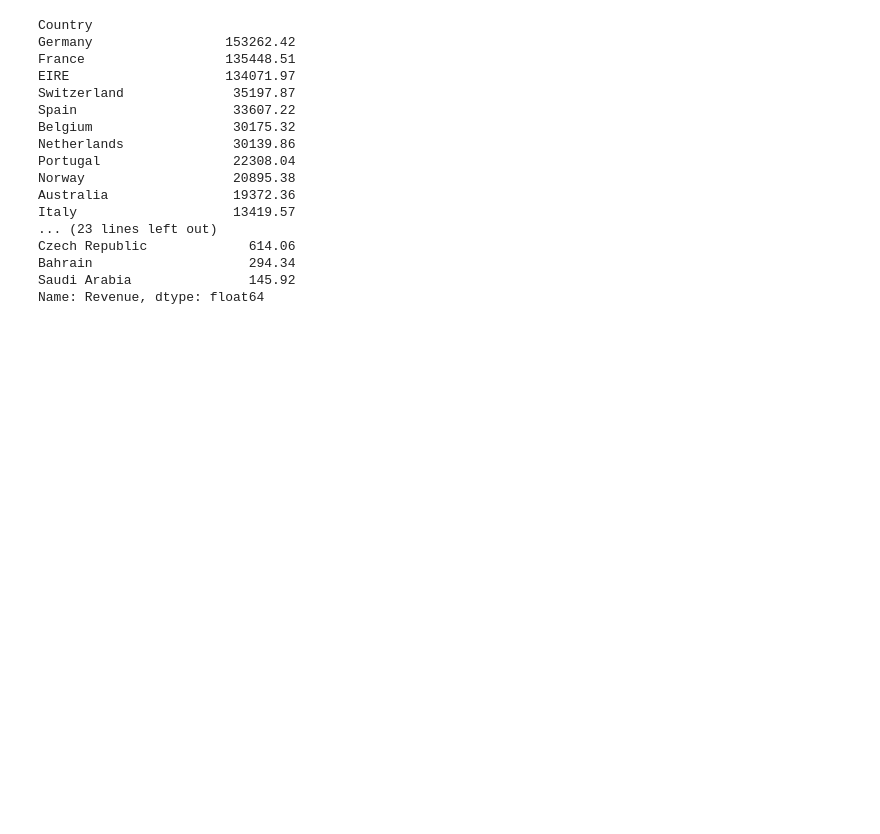
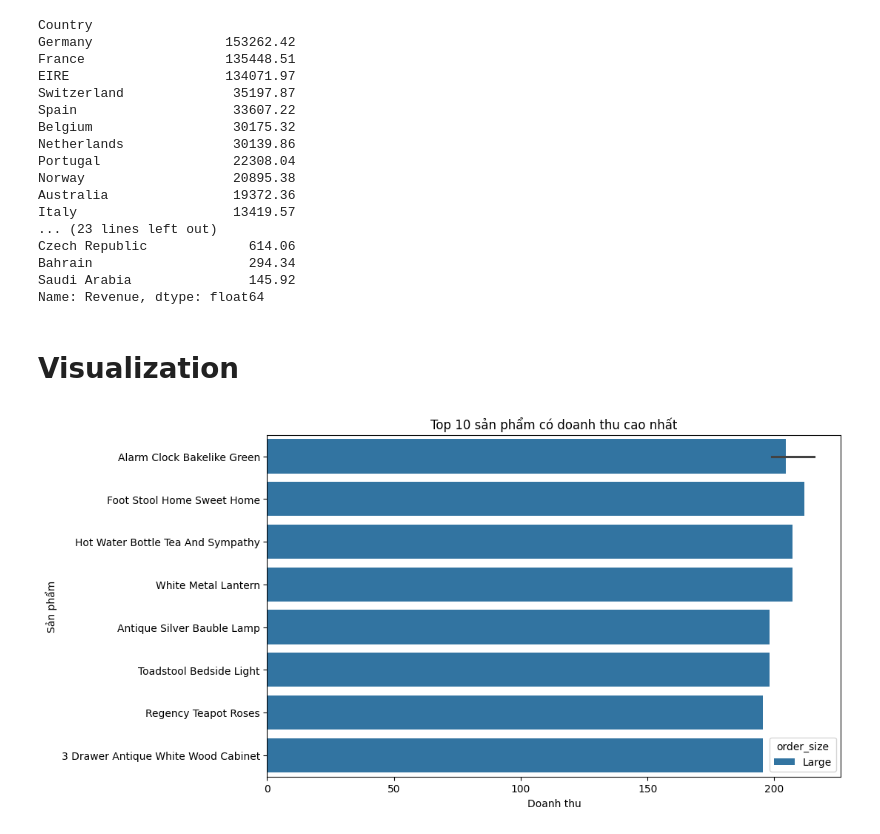
Before and after one commit to lequanganhtuan/w2-p2-pj, a Jupyter notebook: notebooks/E-Commerce.ipynb, the cells around one changed output. Saved outputs shown, nothing was run; the diff lists cells and outputs as text; code cells hidden in the pictures; blank space fills up the shorter version.

Commit message:
feat: add visualizations

```diff
--- a/notebooks/E-Commerce.ipynb
+++ b/notebooks/E-Commerce.ipynb
@@ -114,7 +114,7 @@ df['Description'] = df['Description'].str.strip().str.title()
 # %% [markdown]
 ## Chuyển đổi kiểu dữ liệu sang  datatime
 # %%
-df['InvoiceDate'] = pd.to_datetime(df['InvoiceDate'], format='%Y-%m-%d')
+df['InvoiceDate'] = pd.to_datetime(df['InvoiceDate'])
 # %%
 print(df['InvoiceDate'].dt.year)
 print(df['InvoiceDate'].dt.month)
@@ -330,3 +326,21 @@ Czech Republic             614.06
 Bahrain                    294.34
 Saudi Arabia               145.92
 Name: Revenue, dtype: float64
+# %% [markdown]
+# Visualization
+# %%
+plt.figure(figsize=(10, 6))
+
+sns.barplot(
+    data = top_product,
+    y = 'Description',
+    x = 'Revenue',
+    hue = 'order_size'
+)
+
+plt.title("Top 10 sản phẩm có doanh thu cao nhất")
+plt.xlabel("Doanh thu")
+plt.ylabel("Sản phẩm")
+plt.show()
+# %% [output]
+[figure, added]
```
Also changed, not shown: parts of 6 cells of this notebook.
